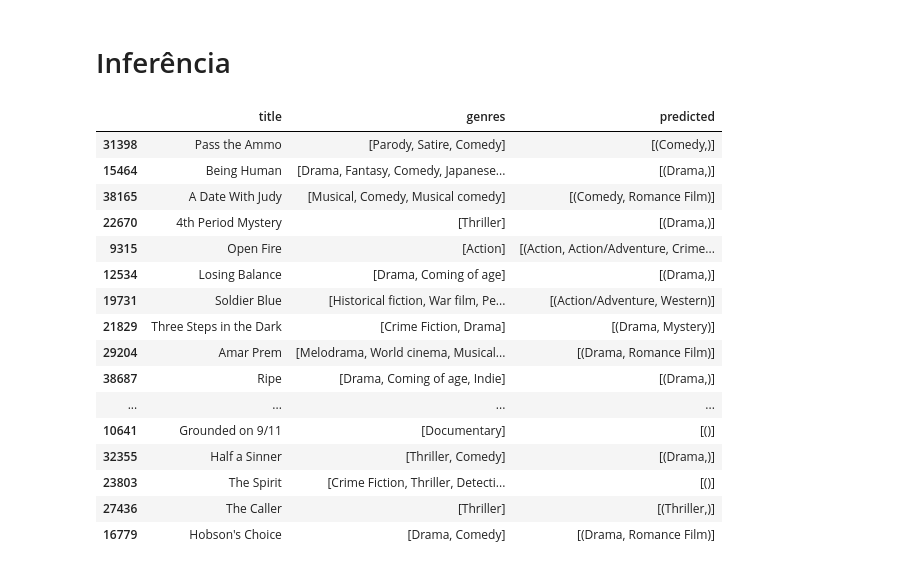
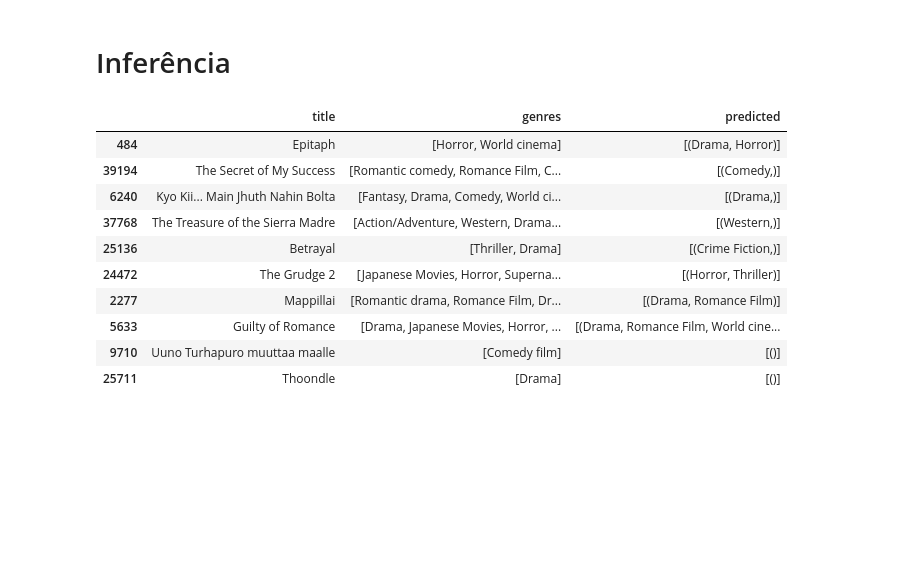
Before and after one commit to Durfan/ufsj-Data-Science, a Jupyter notebook: tp/tp.ipynb, the cells around one changed output. Cells and saved outputs as stored; diff of their text form; code cells hidden in the pictures; blank space fills up the shorter version.

```diff
--- a/tp/tp.ipynb
+++ b/tp/tp.ipynb
@@ -471,34 +459,28 @@ def infer_tags(q):
     q_pred = clf.predict(q_vec)
     return mlb.inverse_transform(q_pred)
 # %%
-n = 20
+n = 10
 sample = xval.sample(n).index[:n]
 
 df_results = pd.DataFrame({
     'title': df['title'][sample],
     'genres': df['genres'][sample],
     'predicted': ''
     })
 
 for i, row in df_results.iterrows():
     row['predicted'] = infer_tags(xval[i])
 
 df_results
 # %% [output]
 |  | title | genres | predicted |
-| 31398 | Pass the Ammo | [Parody, Satire, Comedy] | [(Comedy,)] |
-| 15464 | Being Human | [Drama, Fantasy, Comedy, Japanese... | [(Drama,)] |
-| 38165 | A Date With Judy | [Musical, Comedy, Musical comedy] | [(Comedy, Romance Film)] |
-| 22670 | 4th Period Mystery | [Thriller] | [(Drama,)] |
-| 9315 | Open Fire | [Action] | [(Action, Action/Adventure, Crime... |
-| 12534 | Losing Balance | [Drama, Coming of age] | [(Drama,)] |
-| 19731 | Soldier Blue | [Historical fiction, War film, Pe... | [(Action/Adventure, Western)] |
-| 21829 | Three Steps in the Dark | [Crime Fiction, Drama] | [(Drama, Mystery)] |
-| 29204 | Amar Prem | [Melodrama, World cinema, Musical... | [(Drama, Romance Film)] |
-| 38687 | Ripe | [Drama, Coming of age, Indie] | [(Drama,)] |
-| ... | ... | ... | ... |
-| 10641 | Grounded on 9/11 | [Documentary] | [()] |
-| 32355 | Half a Sinner | [Thriller, Comedy] | [(Drama,)] |
-| 23803 | The Spirit | [Crime Fiction, Thriller, Detecti... | [()] |
-| 27436 | The Caller | [Thriller] | [(Thriller,)] |
-| 16779 | Hobson's Choice | [Drama, Comedy] | [(Drama, Romance Film)] |
+| 484 | Epitaph | [Horror, World cinema] | [(Drama, Horror)] |
+| 39194 | The Secret of My Success | [Romantic comedy, Romance Film, C... | [(Comedy,)] |
+| 6240 | Kyo Kii... Main Jhuth Nahin Bolta | [Fantasy, Drama, Comedy, World ci... | [(Drama,)] |
+| 37768 | The Treasure of the Sierra Madre | [Action/Adventure, Western, Drama... | [(Western,)] |
+| 25136 | Betrayal | [Thriller, Drama] | [(Crime Fiction,)] |
+| 24472 | The Grudge 2 | [Japanese Movies, Horror, Superna... | [(Horror, Thriller)] |
+| 2277 | Mappillai | [Romantic drama, Romance Film, Dr... | [(Drama, Romance Film)] |
+| 5633 | Guilty of Romance | [Drama, Japanese Movies, Horror, ... | [(Drama, Romance Film, World cine... |
+| 9710 | Uuno Turhapuro muuttaa maalle | [Comedy film] | [()] |
+| 25711 | Thoondle | [Drama] | [()] |
```
Also changed, not shown: parts of 9 cells of this notebook, 2 other files.
